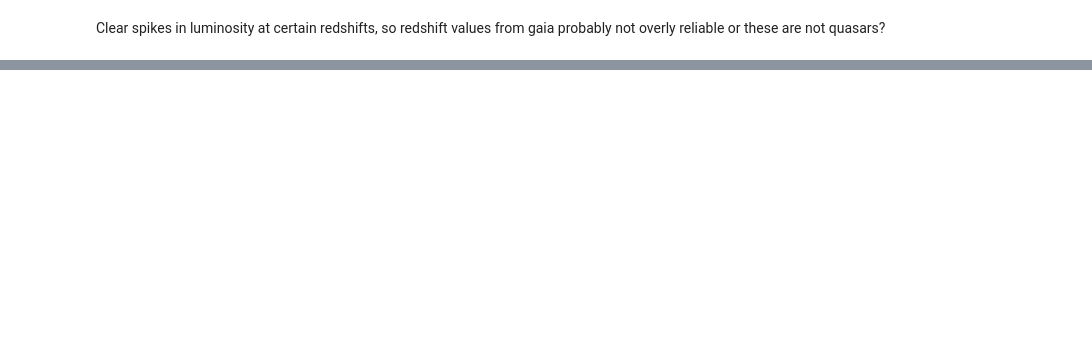
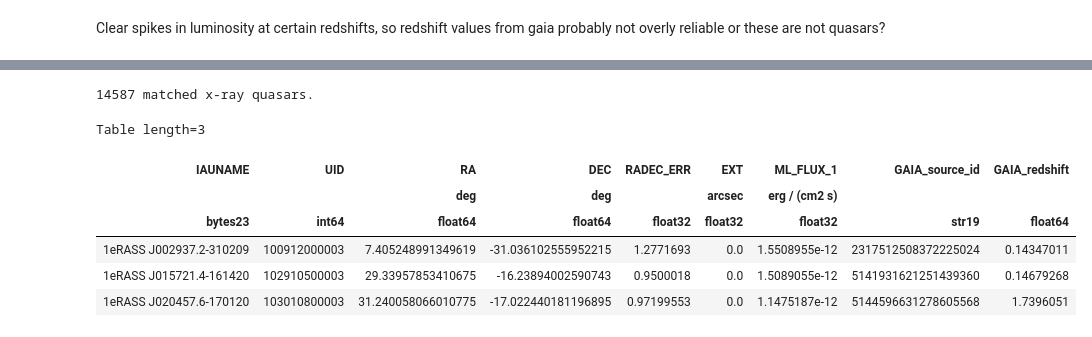
Before and after one commit to TobyWallage/Finding_Quasars_In_eRASS, a Jupyter notebook: Notebooks/eRASS_GAIA_quasars.ipynb, the cells around one changed output, grey strips where cells are left out. Saved outputs shown, nothing was run; the diff lists cells and outputs as text; code cells hidden in the pictures; blank space fills up the shorter version.

```diff
--- a/Notebooks/eRASS_GAIA_quasars.ipynb
+++ b/Notebooks/eRASS_GAIA_quasars.ipynb
@@ -201,0 +244,16 @@ Clear spikes in luminosity at certain redshifts, so redshift values from gaia pr
+# %%
+matched_quasars_purer = eRASS_sources[separation_condition]
+matched_quasars_purer['GAIA_source_id'] = purer_gaia_sources[ids[separation_condition]]['source_id']
+matched_quasars_purer['GAIA_redshift'] = purer_gaia_sources[ids[separation_condition]]['redshift_qsoc']
+
+print(len(matched_quasars_purer), "matched x-ray quasars.")
+matched_quasars_purer[0:3]
+# %% [output]
+14587 matched x-ray quasars.
+Table length=3
+| IAUNAME | UID | RA | DEC | RADEC_ERR | EXT | ML_FLUX_1 | GAIA_source_id | GAIA_redshift |
+|  |  | deg | deg |  | arcsec | erg / (cm2 s) |  |  |
+| bytes23 | int64 | float64 | float64 | float32 | float32 | float32 | str19 | float64 |
+| 1eRASS J002937.2-310209 | 100912000003 | 7.405248991349619 | -31.036102555952215 | 1.2771693 | 0.0 | 1.5508955e-12 | 2317512508372225024 | 0.14347011 |
+| 1eRASS J015721.4-161420 | 102910500003 | 29.33957853410675 | -16.23894002590743 | 0.9500018 | 0.0 | 1.5089055e-12 | 5141931621251439360 | 0.14679268 |
+| 1eRASS J020457.6-170120 | 103010800003 | 31.240058066010775 | -17.022440181196895 | 0.97199553 | 0.0 | 1.1475187e-12 | 5144596631278605568 | 1.7396051 |
```
Also changed, not shown: parts of 12 cells of this notebook, 6 other files.
